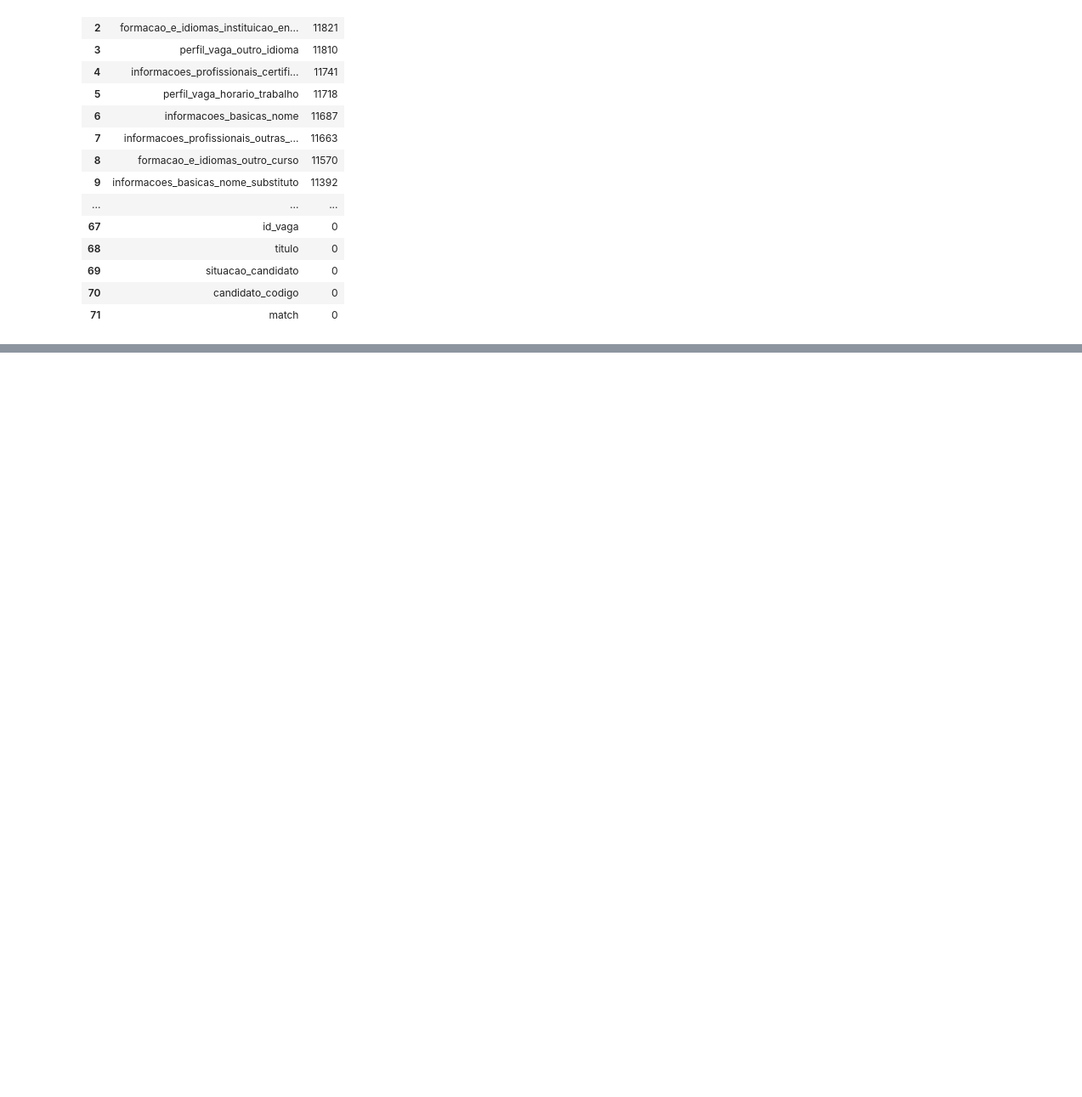
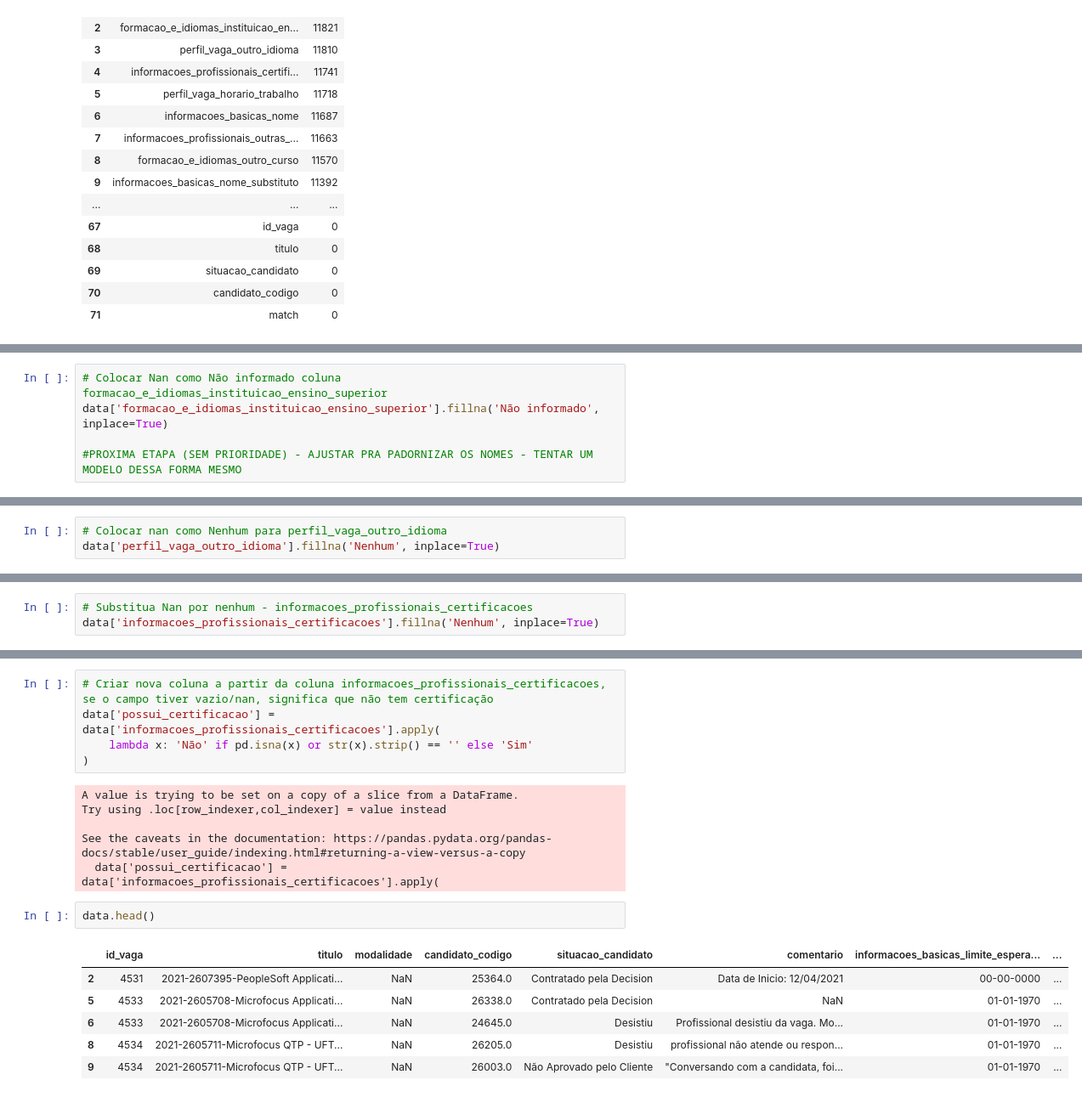
Before and after one commit to letpires/AIDecision, a Jupyter notebook: eda.ipynb, the cells around one changed output, grey strips where cells are left out. Shown at 85% size. Drawn from its saved outputs; the diff is of its cells as text; blank space fills up the shorter version.

```diff
--- a/eda.ipynb
+++ b/eda.ipynb
@@ -1064,0 +676,5 @@ array([nan, 'Projeto Bradeco-I',
+# %%
+# Colocar Nan como Não informado coluna formacao_e_idiomas_instituicao_ensino_superior
+data['formacao_e_idiomas_instituicao_ensino_superior'].fillna('Não informado', inplace=True)
+
+#PROXIMA ETAPA (SEM PRIORIDADE) - AJUSTAR PRA PADORNIZAR OS NOMES - TENTAR UM MODELO DESSA FORMA MESMO
@@ -1064,0 +692,3 @@ array([nan, 'Projeto Bradeco-I',
+# %%
+# Colocar nan como Nenhum para perfil_vaga_outro_idioma
+data['perfil_vaga_outro_idioma'].fillna('Nenhum', inplace=True)
@@ -1064,0 +726,3 @@ array([nan, 'Projeto Bradeco-I',
+# %%
+# Substitua Nan por nenhum - informacoes_profissionais_certificacoes
+data['informacoes_profissionais_certificacoes'].fillna('Nenhum', inplace=True)
@@ -1064,0 +740,20 @@ array([nan, 'Projeto Bradeco-I',
+# %%
+# Criar nova coluna a partir da coluna informacoes_profissionais_certificacoes, se o campo tiver vazio/nan, significa que não tem certificação
+data['possui_certificacao'] = data['informacoes_profissionais_certificacoes'].apply(
+    lambda x: 'Não' if pd.isna(x) or str(x).strip() == '' else 'Sim'
+)
+# %% [output]
+A value is trying to be set on a copy of a slice from a DataFrame.
+Try using .loc[row_indexer,col_indexer] = value instead
+
+See the caveats in the documentation: https://pandas.pydata.org/pandas-docs/stable/user_guide/indexing.html#returning-a-view-versus-a-copy
+  data['possui_certificacao'] = data['informacoes_profissionais_certificacoes'].apply(
+# %%
+data.head()
+# %% [output]
+|  | id_vaga | titulo | modalidade | candidato_codigo | situacao_candidato | comentario | informacoes_basicas_limite_espera... | ... |
+| 2 | 4531 | 2021-2607395-PeopleSoft Applicati... | NaN | 25364.0 | Contratado pela Decision | Data de Inicio: 12/04/2021 | 00-00-0000 | ... |
+| 5 | 4533 | 2021-2605708-Microfocus Applicati... | NaN | 26338.0 | Contratado pela Decision | NaN | 01-01-1970 | ... |
+| 6 | 4533 | 2021-2605708-Microfocus Applicati... | NaN | 24645.0 | Desistiu | Profissional desistiu da vaga. Mo... | 01-01-1970 | ... |
+| 8 | 4534 | 2021-2605711-Microfocus QTP - UFT... | NaN | 26205.0 | Desistiu | profissional não atende ou respon... | 01-01-1970 | ... |
+| 9 | 4534 | 2021-2605711-Microfocus QTP - UFT... | NaN | 26003.0 | Não Aprovado pelo Cliente | "Conversando com a candidata, foi... | 01-01-1970 | ... |
```
Also changed, not shown: parts of 73 cells of this notebook.
